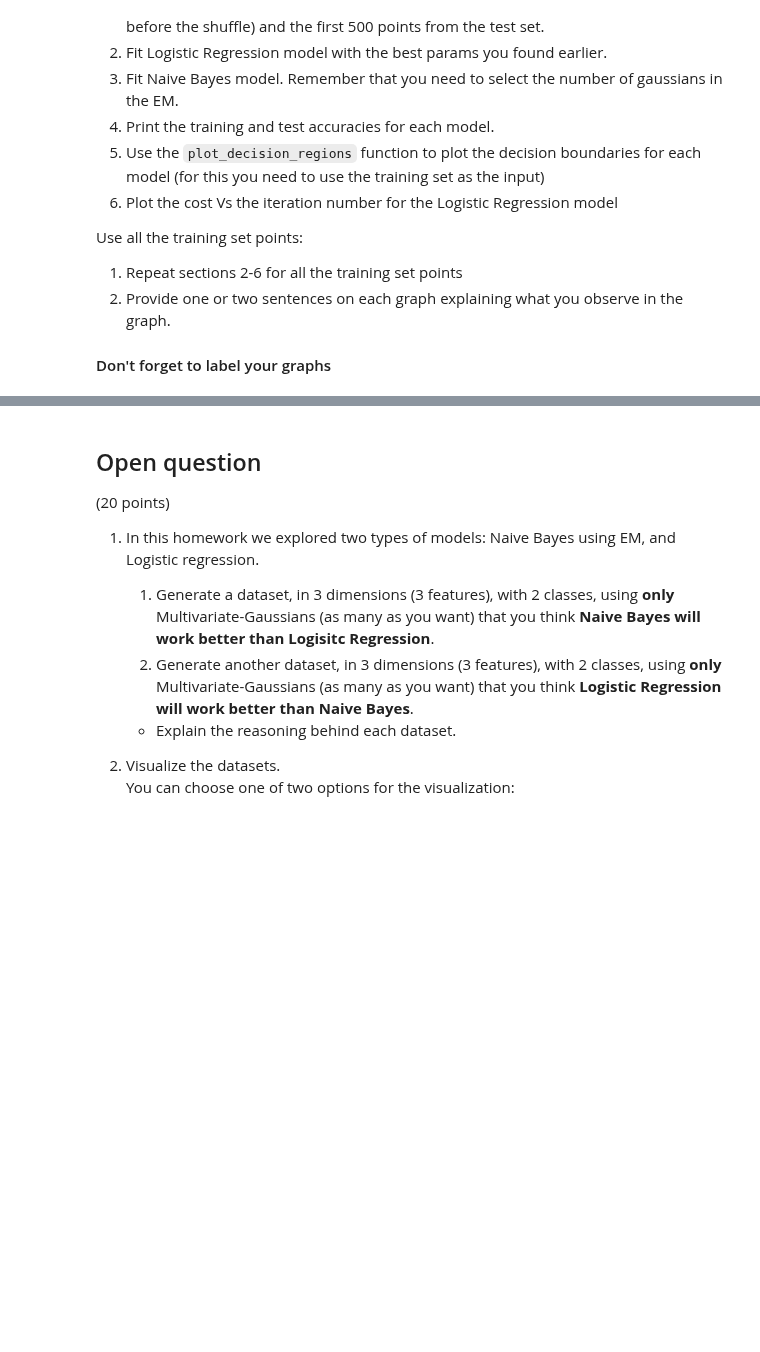
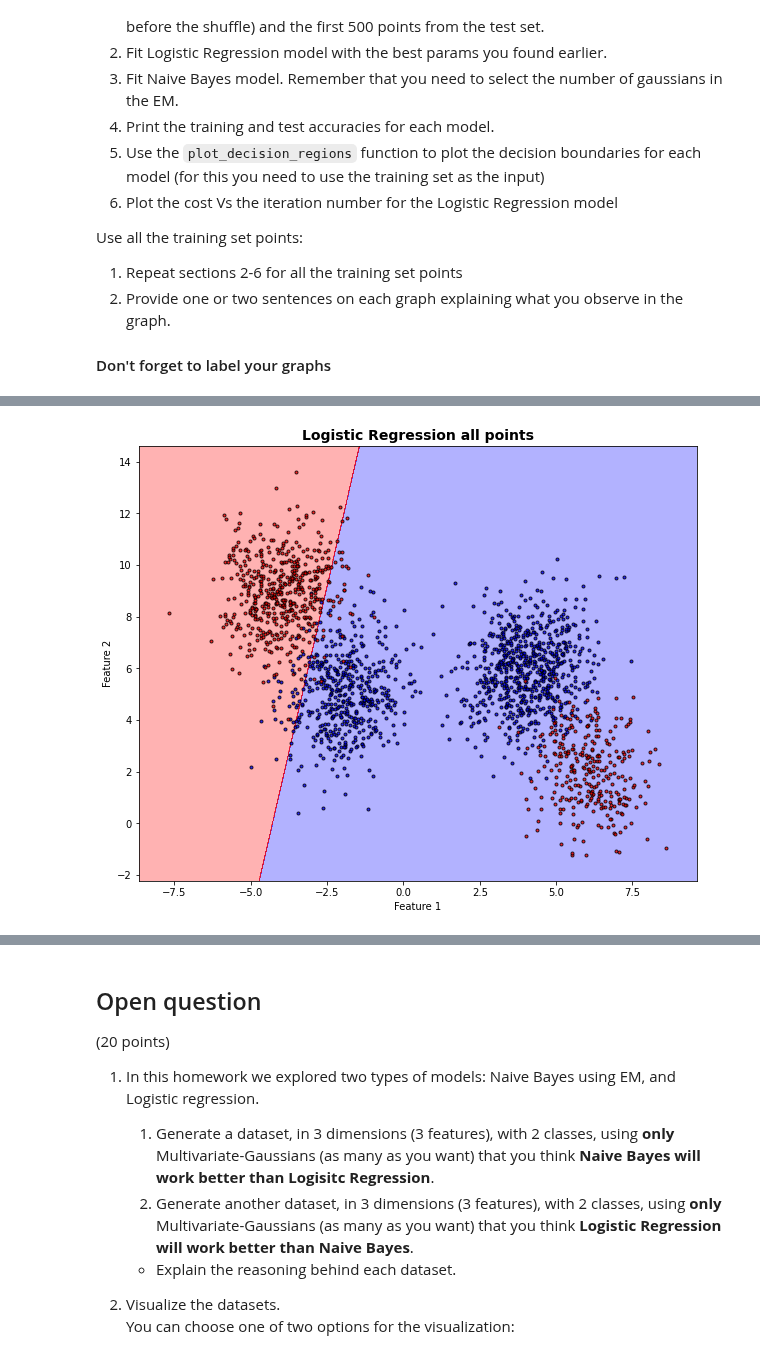
Before and after one commit to Oren-Ben/IDC, a Jupyter notebook: machine_learning/hw4/HW4 204079453_205714447.ipynb, the cells around one changed output, grey strips where cells are left out. Drawn from its saved outputs; the diff is of its cells as text; code cells hidden in the pictures; blank space fills up the shorter version.

```diff
--- a/machine_learning/hw4/HW4 204079453_205714447.ipynb
+++ b/machine_learning/hw4/HW4 204079453_205714447.ipynb
@@ -747,0 +811,10 @@ Use all the training set points:
+# %%
+# Train - Split into X and y:
+train_all = training_set.values
+X_train_all = train_all[:,:-1]
+y_train_all = train_all[:,-1]
+
+# Test - Split into X and y:
+test_all = test_set.values
+X_test_all = test_all[:,:-1]
+y_test_all = test_all[:,-1]
@@ -747,0 +837,21 @@ Use all the training set points:
+# %%
+# 3:
+# fitting the NaiveBayesGaussian model with best params:
+############ YUVAL - NEED TO CHOSE THE BEST K (1 is not correct)#################
+nb_all = NaiveBayesGaussian(k=1) ###### Change the K after completing the naive bayes class.
+nb_all.fit(X_train_all,y_train_all)
+
+# 4:
+# Accuracies printing:
+############ YUVAL - need to conside to change the accuracy function to recive only X data?###########
+print("Naive Bayes")
+print(f"Train accuracy: {compute_accuracy(train_all,nb_all)}")
+print(f"Test accuracy:{compute_accuracy(test_all,nb_all)}")
+# %%
+plot_decision_regions(X_train_all, y_train_all, logreg_all)
+plt.title('Logistic Regression all points', fontweight='bold', fontsize=14)
+plt.xlabel("Feature 1")
+plt.ylabel("Feature 2")
+plt.show()
+# %% [output]
+[figure, added]
```
Also changed, not shown: parts of 12 cells of this notebook.
